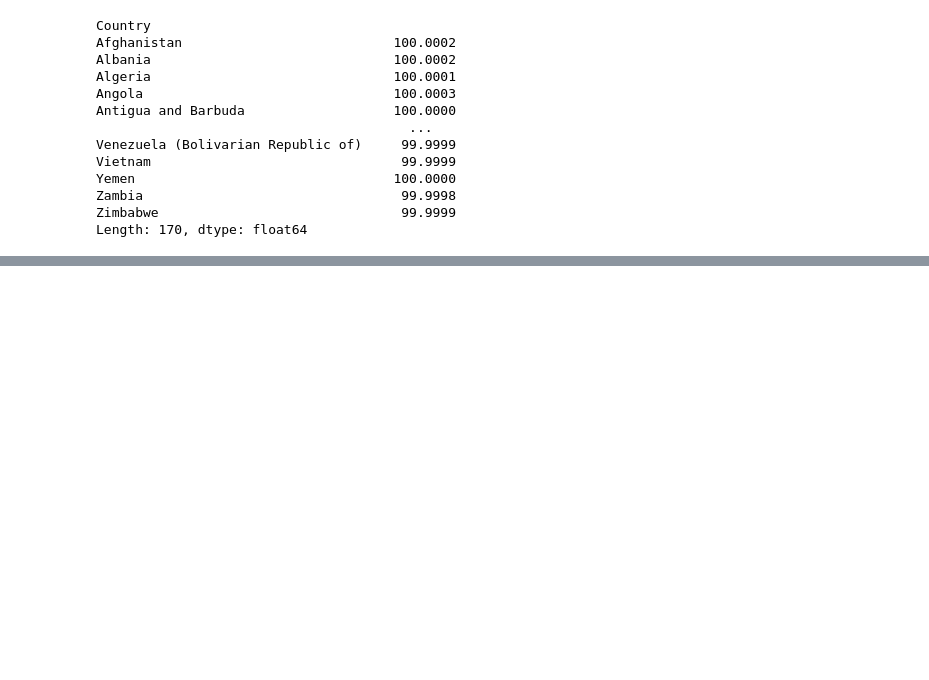
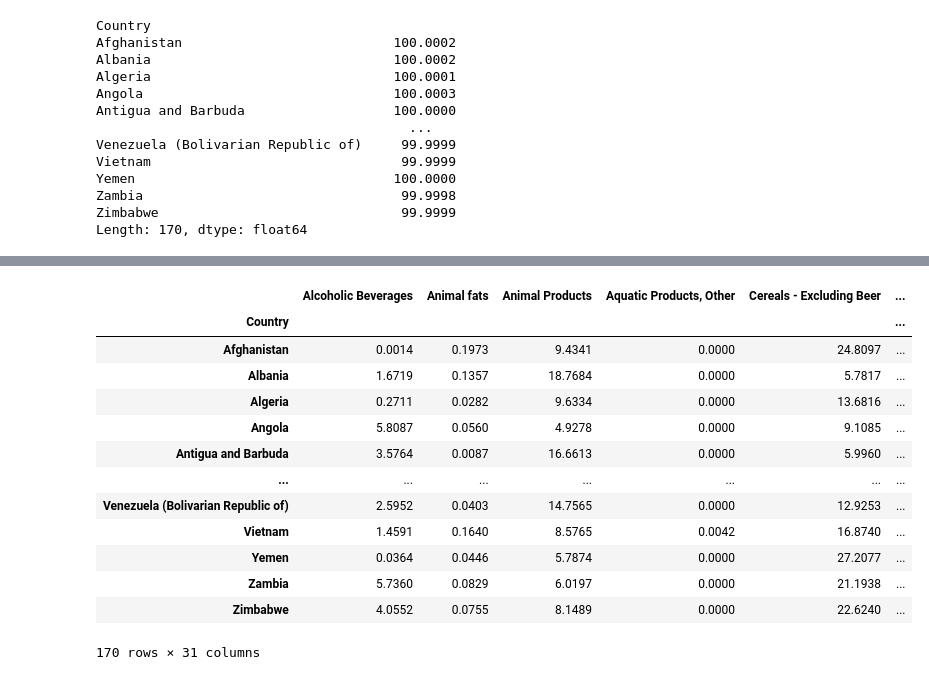
Before and after one commit to Candy-Capilla/COVID-19_and_Healthy_Diet_G3, a Jupyter notebook: Food_Data.ipynb, the cells around one changed output, grey strips where cells are left out. Cells and saved outputs as stored; diff of their text form; code cells hidden in the pictures; blank space fills up the shorter version.

Commit message:
more data

```diff
--- a/Food_Data.ipynb
+++ b/Food_Data.ipynb
@@ -191,0 +212,21 @@ Length: 170, dtype: float64
+# %%
+#Call next source
+csv_file = "Resources/Food_Supply_Quantity_kg_Data .csv"
+quantity_food_df = pd.read_csv(csv_file)
+quantity_df= quantity_food_df.set_index('Country')
+quantity_df
+# %% [output]
+|  | Alcoholic Beverages | Animal fats | Animal Products | Aquatic Products, Other | Cereals - Excluding Beer | ... |
+| Country |  |  |  |  |  | ... |
+| Afghanistan | 0.0014 | 0.1973 | 9.4341 | 0.0000 | 24.8097 | ... |
+| Albania | 1.6719 | 0.1357 | 18.7684 | 0.0000 | 5.7817 | ... |
+| Algeria | 0.2711 | 0.0282 | 9.6334 | 0.0000 | 13.6816 | ... |
+| Angola | 5.8087 | 0.0560 | 4.9278 | 0.0000 | 9.1085 | ... |
+| Antigua and Barbuda | 3.5764 | 0.0087 | 16.6613 | 0.0000 | 5.9960 | ... |
+| ... | ... | ... | ... | ... | ... | ... |
+| Venezuela (Bolivarian Republic of) | 2.5952 | 0.0403 | 14.7565 | 0.0000 | 12.9253 | ... |
+| Vietnam | 1.4591 | 0.1640 | 8.5765 | 0.0042 | 16.8740 | ... |
+| Yemen | 0.0364 | 0.0446 | 5.7874 | 0.0000 | 27.2077 | ... |
+| Zambia | 5.7360 | 0.0829 | 6.0197 | 0.0000 | 21.1938 | ... |
+| Zimbabwe | 4.0552 | 0.0755 | 8.1489 | 0.0000 | 22.6240 | ... |
+170 rows × 31 columns
```
Also changed, not shown: parts of 4 cells of this notebook.
